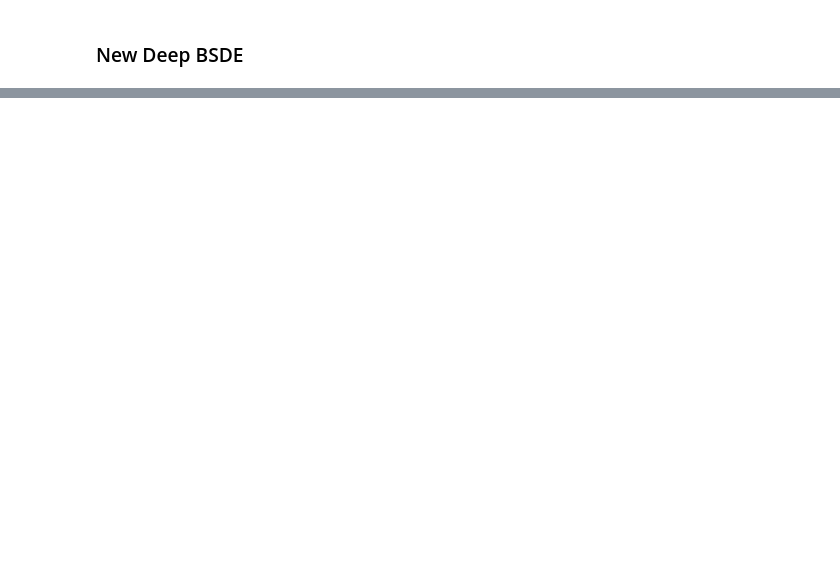
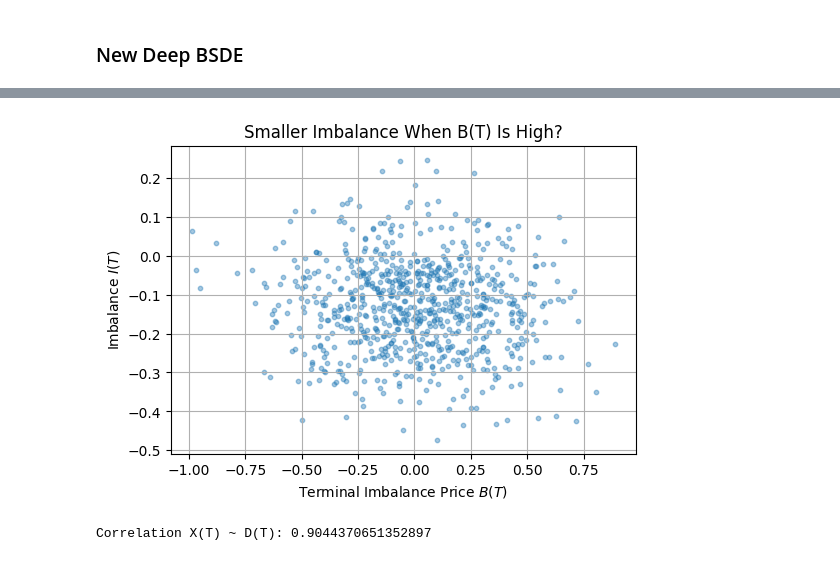
Before and after one commit to alexander-dybdahl/optimal-execution-electricity-markets, a Jupyter notebook: deep_bsde_new.ipynb, the cells around one changed output, grey strips where cells are left out. Cells and saved outputs as stored; diff of their text form; code cells hidden in the pictures; blank space fills up the shorter version.

```diff
--- a/deep_bsde_new.ipynb
+++ b/deep_bsde_new.ipynb
@@ -257,0 +301,20 @@ plt.show()
+# %%
+X_T, D_T, B_T, I_T = sample_terminal_states(model)
+
+import matplotlib.pyplot as plt
+import seaborn as sns
+
+# 1. Plot I(T) vs B(T)
+plt.figure(figsize=(6,4))
+plt.scatter(B_T, I_T, alpha=0.4, s=10)
+plt.xlabel("Terminal Imbalance Price $B(T)$")
+plt.ylabel("Imbalance $I(T)$")
+plt.title("Smaller Imbalance When B(T) Is High?")
+plt.grid(True)
+plt.show()
+
+# 2. Correlation X(T) vs D(T)
+print("Correlation X(T) ~ D(T):", np.corrcoef(X_T, D_T)[0,1])
+# %% [output]
+[figure, added]
+Correlation X(T) ~ D(T): 0.9044370651352897
```
Also changed, not shown: parts of 9 cells of this notebook.
